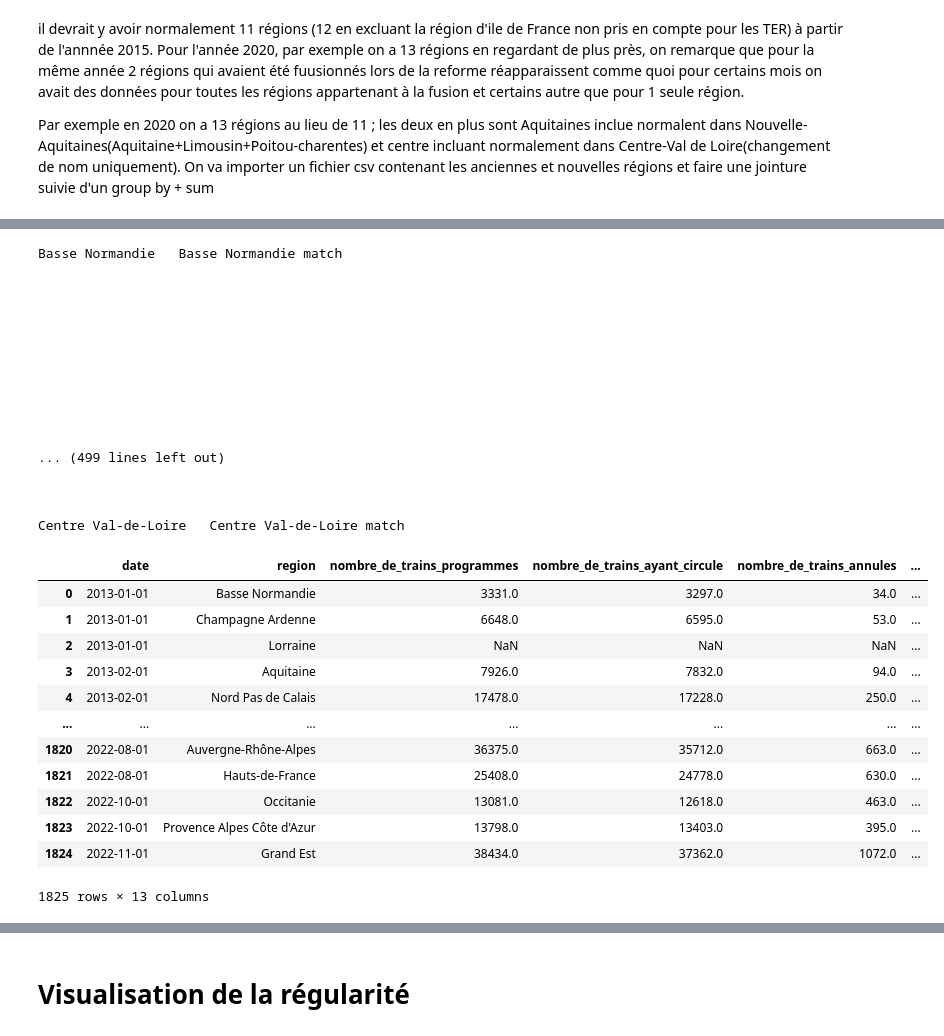
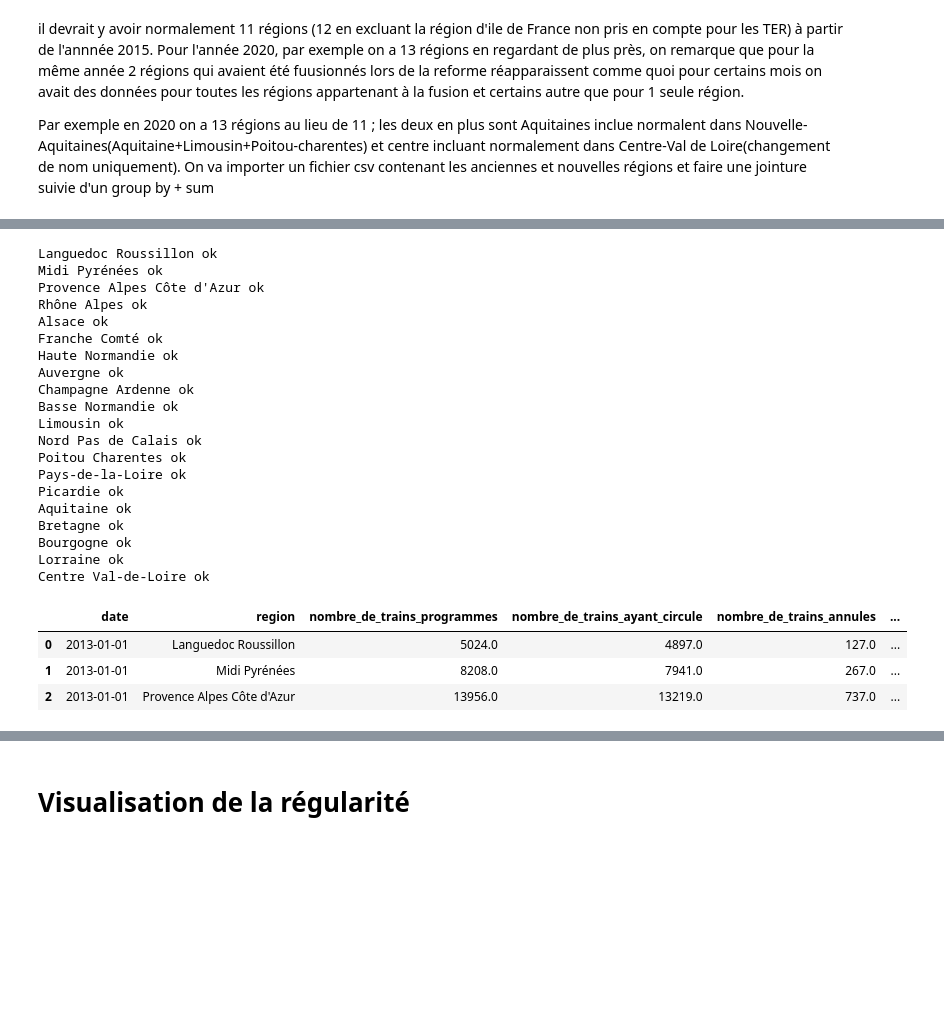
Before and after one commit to gbiaou/Projet_Python_SNCF, a Jupyter notebook: Regularite_des_trains/Recuperation_données_regularité.ipynb, the cells around one changed output, grey strips where cells are left out. Cells and saved outputs as stored; diff of their text form; code cells hidden in the pictures; blank space fills up the shorter version.

```diff
--- a/Regularite_des_trains/Recuperation_données_regularité.ipynb
+++ b/Regularite_des_trains/Recuperation_données_regularité.ipynb
@@ -54,0 +65,12 @@ dtype: object
+# %%
+#typage de la variables
+df['date']=pd.to_datetime(df['date'])  #date en format datetime
+df['region'] = df['region'].astype('string') #region en format string
+df['commentaires'] = df['commentaires'].astype('string') #commentaire en format string
+
+#creation des variables mois et année pour des utilisations futures
+df['annee'] = df['date'].dt.year
+df['mois'] = df['date'].dt.month
+
+#visualisation du resultat
+df.dtypes
@@ -81,0 +154,3 @@ dtype: int64
+# %%
+#suppression des lignes avec des valeurs manquantes
+df=df.dropna(subset=['nombre_de_trains_programmes'])
@@ -277,46 +273,40 @@ print(list_regions)
 # %%
+#vérification du matching entre la manière d'écrire les région
 for j in range(len(list_regions)) :
     for i in range(len(old_region)) :
         old_region[i]=old_region[i].strip()
 
         if old_region[i] == list_regions[j] :
-            print(old_region[i]," ",list_regions[j],'match')
-        else : print(' ')
+            print(old_region[i],'ok')
 # %% [output]
-Basse Normandie   Basse Normandie match
-
-
-
-
-
-
-
-
-
-
-
-... (499 lines left out)
-
-
-
-Centre Val-de-Loire   Centre Val-de-Loire match
+Languedoc Roussillon ok
+Midi Pyrénées ok
+Provence Alpes Côte d'Azur ok
+Rhône Alpes ok
+Alsace ok
+Franche Comté ok
+Haute Normandie ok
+Auvergne ok
+Champagne Ardenne ok
+Basse Normandie ok
+Limousin ok
+Nord Pas de Calais ok
+Poitou Charentes ok
+Pays-de-la-Loire ok
+Picardie ok
+Aquitaine ok
+Bretagne ok
+Bourgogne ok
+Lorraine ok
+Centre Val-de-Loire ok
 # %%
+#fusion des bases
 df['region'].str.replace(' ', '')
 rg['old_region'].str.replace(' ', '')
 df_new=pd.merge(left=df,right=rg, how='left', left_on='region',right_on='old_region')
-
-df_new
+df_new.head(3)
 # %% [output]
 |  | date | region | nombre_de_trains_programmes | nombre_de_trains_ayant_circule | nombre_de_trains_annules | ... |
-| 0 | 2013-01-01 | Basse Normandie | 3331.0 | 3297.0 | 34.0 | ... |
-| 1 | 2013-01-01 | Champagne Ardenne | 6648.0 | 6595.0 | 53.0 | ... |
-| 2 | 2013-01-01 | Lorraine | NaN | NaN | NaN | ... |
-| 3 | 2013-02-01 | Aquitaine | 7926.0 | 7832.0 | 94.0 | ... |
-| 4 | 2013-02-01 | Nord Pas de Calais | 17478.0 | 17228.0 | 250.0 | ... |
-| ... | ... | ... | ... | ... | ... | ... |
-| 1820 | 2022-08-01 | Auvergne-Rhône-Alpes | 36375.0 | 35712.0 | 663.0 | ... |
-| 1821 | 2022-08-01 | Hauts-de-France | 25408.0 | 24778.0 | 630.0 | ... |
-| 1822 | 2022-10-01 | Occitanie | 13081.0 | 12618.0 | 463.0 | ... |
-| 1823 | 2022-10-01 | Provence Alpes Côte d'Azur | 13798.0 | 13403.0 | 395.0 | ... |
-| 1824 | 2022-11-01 | Grand Est | 38434.0 | 37362.0 | 1072.0 | ... |
+| 0 | 2013-01-01 | Languedoc Roussillon | 5024.0 | 4897.0 | 127.0 | ... |
+| 1 | 2013-01-01 | Midi Pyrénées | 8208.0 | 7941.0 | 267.0 | ... |
+| 2 | 2013-01-01 | Provence Alpes Côte d'Azur | 13956.0 | 13219.0 | 737.0 | ... |
-1825 rows × 13 columns
```
Also changed, not shown: parts of 46 cells of this notebook, 2 other files.
